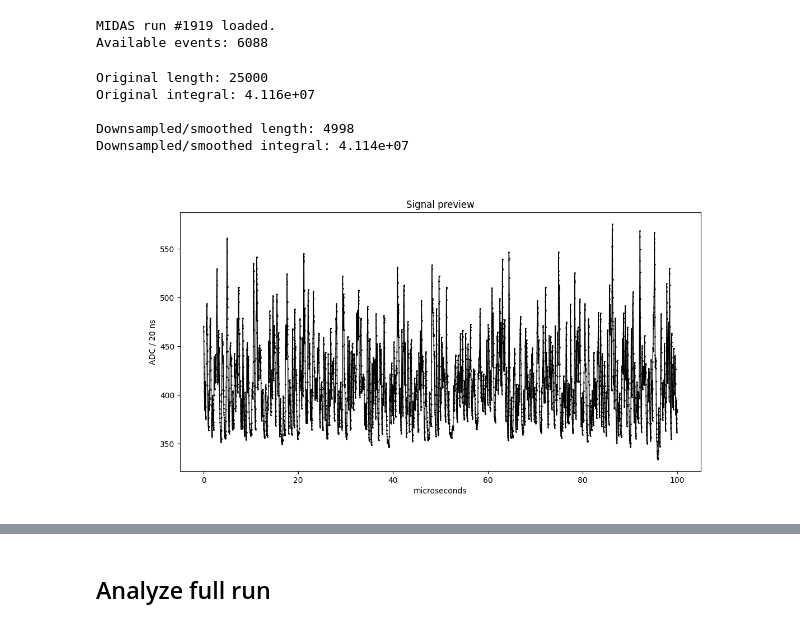
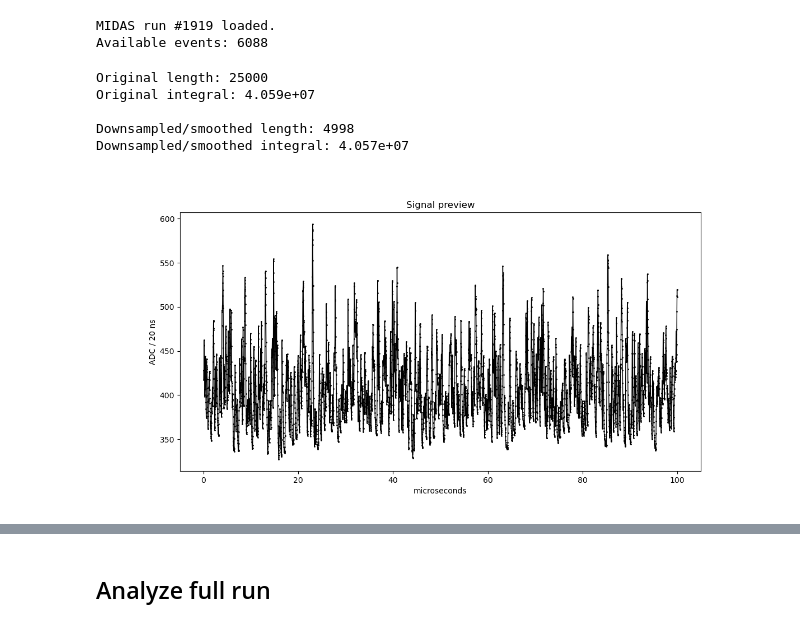
Before and after one commit to peckalec/dm-lab, a Jupyter notebook: REFLECT/SiPM_Analysis.ipynb, the cells around one changed output, grey strips where cells are left out. Cells and saved outputs as stored; diff of their text form; code cells hidden in the pictures.

```diff
--- a/REFLECT/SiPM_Analysis.ipynb
+++ b/REFLECT/SiPM_Analysis.ipynb
@@ -57,7 +57,7 @@ def downsmoother(dataarray,downsampling,smoothing):
 # %%
 #### Load file
 
-inputfile=uproot.open("hiletgo/darksignals/output1919.root")
+inputfile=uproot.open("../../REFLECT/darkcounts/sipm521/output1919.root")
 print(f"MIDAS run #{inputfile.keys()[-1][5:9]} loaded. \n\
 Available events: {inputfile.keys()[-1][10:14]}")
 
@@ -74,37 +74,37 @@ startfreq = 12 #start window at frequency startfreq
 hiresrange = 6 # window range
 
 downsampling = 2  # average (2n+1) samples and rebin, retaining center bin time
 smoothing = 1     # average (2n+1) samples without rebinning
 NyquistProtection = True
 verbose = True
 
 # Select individual sample to tune analysis parameters
-samplenum = 12
+samplenum = 1465
 
 #### Generate preview
 ahist = inputfile[inputfile.keys()[samplenum]].values()
 times = inputfile[inputfile.keys()[samplenum]].axis(0).edges()
 signal = ahist
 time = 0.5*(times[:-1]+times[1:])/1000
 if (verbose): print(f"Original length: {len(time)} \nOriginal integral: {sum(signal)*(times[1]-times[0]):.3e}")
 [time,signal] = downsmoother([time,signal],downsampling,smoothing)
 if (verbose): print(f"\nDownsampled/smoothed length: {len(time)} \nDownsampled/smoothed integral: {sum(signal)*(time[1]-time[0])*1000:.3e}")
 
 plt.close()
 plt.plot(time,signal,marker=".",linewidth=1,markersize=2,color="black")
 plt.title("Signal preview")
 plt.xlabel("microseconds")
 plt.ylabel(f"ADC / {(time[1]-time[0])*1000:.0f} ns")
 #plt.xlim(0,10)
 #plt.ylim(0,1000)
 plt.show()
 # %% [output]
 Original length: 25000
-Original integral: 4.116e+07
+Original integral: 4.059e+07
 
 Downsampled/smoothed length: 4998
-Downsampled/smoothed integral: 4.114e+07
+Downsampled/smoothed integral: 4.057e+07
-[figure, old version]
+[figure, new version]
 # %%
 #### Calculate Fourier amplitudes
 tic()
```
Also changed, not shown: parts of 18 cells of this notebook.
